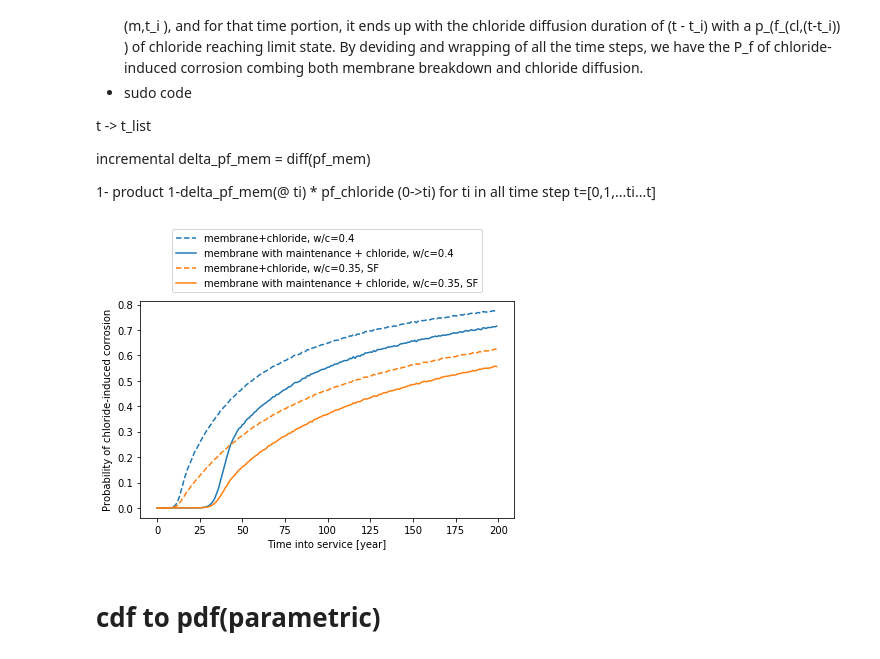
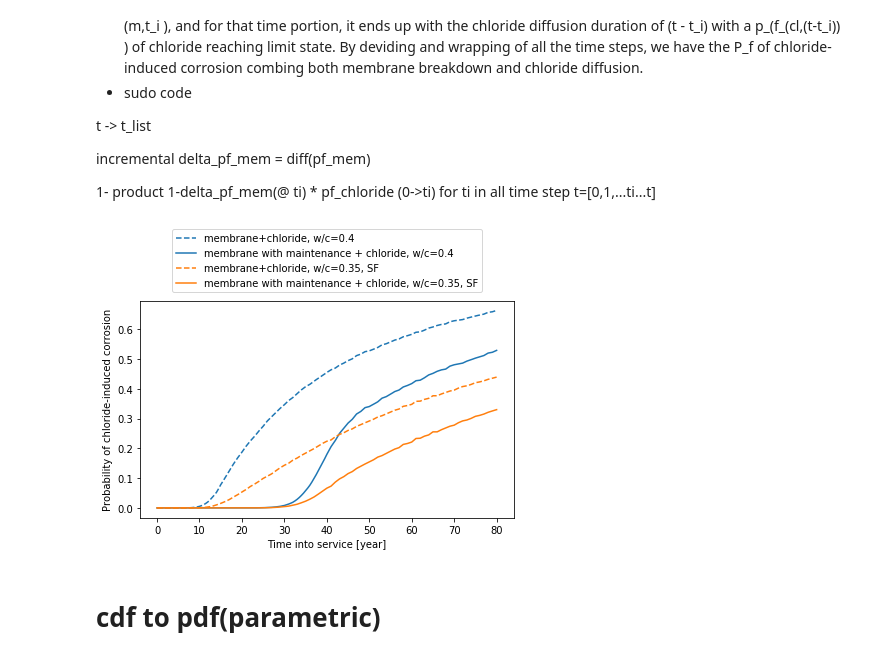
Before and after one commit to ganglix/rational-rc, a Jupyter notebook: membrane and chloride_submit.ipynb, the cells around one changed output. Saved outputs shown, nothing was run; the diff lists cells and outputs as text; code cells hidden in the pictures.

```diff
--- a/membrane and chloride_submit.ipynb
+++ b/membrane and chloride_submit.ipynb
@@ -86,7 +89,7 @@ cl_pars.n = 0      # average number of salting events per year [-]
 cl_pars.C_R_i = 0  # average amount of chloride spread within one spreading event [g/m2]
 cl_pars.h_S_i = 1  # amount of water from rain and melted snow per spreading period [l/m2]
 
-cl_pars.exposure_condition = 'submerged'
+cl_pars.exposure_condition = 'splash'   # will be overwritten later
 
 
 cl_pars.T_real = 273 + 25
@@ -95,6 +98,7 @@ cl_pars.D_RCM_test = 'N/A'
 cl_pars.concrete_type = 'Portland cement concrete'
 cl_pars.cement_concrete_ratio = 300./2400.
 cl_pars.C_0 = 0
+
 cl_pars.C_crit_distrib_param = C_crit_param()
 
 cl_pars.option = Param()
@@ -102,11 +106,16 @@ cl_pars.option.choose = True
 cl_pars.option.cement_type = 'CEM_I_42.5_R'
 cl_pars.option.wc_eqv = 0.4
 cl_pars.option.df_D_RCM_0 = load_df_D_RCM()
+cl_pars.exposure_condition_geom_sensitive = False
 cl_pars.C_eqv_to_C_S_0 = C_eqv_to_C_S_0
 
-cover_depth = hf.Normal_custom(70, 30, non_negative=True)
+cover_depth = hf.Normal_custom(70, 5, non_negative=True)  # mm
 # %%
 # run model - example at t = 10 years
 cl_model = Chloride_Model(cl_pars)
+# overwrite C_S_dx and dx
+cl_model.pars.C_S_dx = 0.209/cl_pars.cement_concrete_ratio  # 0.209 # cl/concrete %
+cl_model.pars.dx = 0  # mm
+
 cl_model.run(x = cover_depth, t = 10)
-cl_model.postproc(plot=False)
+cl_model.postproc(plot=True)
@@ -113,4 +129,4 @@ cl_model.postproc(plot=False)
 # %%
-year_lis_cl = np.arange(1,400,1)
+year_lis_cl = np.arange(1,300,1)
 pf_cl, beta_cl = cl_model.chloride_with_year(depth=cover_depth, year_lis=year_lis_cl, amplify = 4, plot=False)
 # plt.savefig('plots/chloride_year.pdf', dpi=600)
@@ -171,7 +193,7 @@ def pf_mem_cl(t, pf_membrane_t_curve, pf_cl_t_curve):
 
     return np.array(pf_mem_cl_t)
 # %%
-t = np.arange(0, 200, 1)
+t = np.arange(0, 300.5, 0.5)
 # membrane+chloride w/c=0.4
 pf_mem_cl_t = pf_mem_cl(
     t,
@@ -213,38 +235,46 @@ df_membrane_and_chloride = pd.DataFrame(
 df_membrane_and_chloride.to_csv("plots/pf_membrane_and_chloride_plot_data.csv", index=None)
 # %%
 # plot pf together
+
+t_range=(0,80)
+mask = df_membrane_and_chloride['year']<= t_range[1]
+
 plt.figure(figsize=(6,5))
 plt.plot(
-    df_membrane_and_chloride['year'], df_membrane_and_chloride['membrane + chloride_wc_0.4'],
+    df_membrane_and_chloride.loc[mask,'year'],
+    df_membrane_and_chloride.loc[mask,'membrane + chloride_wc_0.4'],
     '--',
     color = 'C0',
     label='membrane+chloride, w/c=0.4'
 )
 plt.plot(
-    df_membrane_and_chloride['year'], df_membrane_and_chloride['membrane with maintenance + chloride_wc_0.4'],
+    df_membrane_and_chloride.loc[mask,'year'],
+    df_membrane_and_chloride.loc[mask,'membrane with maintenance + chloride_wc_0.4'],
     color = 'C0',
     label='membrane with maintenance + chloride, w/c=0.4'
 )
 plt.plot(
-    df_membrane_and_chloride['year'], df_membrane_and_chloride['membrane + chloride_wc_0.37_SF'],
+    df_membrane_and_chloride.loc[mask,'year'],
+    df_membrane_and_chloride.loc[mask,'membrane + chloride_wc_0.37_SF'],
     '--',
     color = 'C1',
     label='membrane+chloride, w/c=0.35, SF'
 )
 plt.plot(
-    df_membrane_and_chloride['year'], df_membrane_and_chloride['membrane with maintenance + chloride_wc_0.37_SF'],
+    df_membrane_and_chloride.loc[mask,'year'],
+    df_membrane_and_chloride.loc[mask,'membrane with maintenance + chloride_wc_0.37_SF'],
     color = 'C1',
     label='membrane with maintenance + chloride, w/c=0.35, SF'
 )
 plt.legend(loc='upper center', bbox_to_anchor=(0.5, 1.35),
           ncol=1, fancybox=True, shadow=False)
 
 plt.xlabel('Time into service [year]')
 plt.ylabel('Probability of chloride-induced corrosion')
 plt.tight_layout()
 plt.savefig('plots/pf_chloride_induced_corrosion_all.pdf', dpi=600)
 # %% [output]
-[figure, old version]
+[figure, new version]
 # %% [markdown]
 # cdf to pdf(parametric)
 # %%
```
Also changed, not shown: parts of 15 cells of this notebook, 8 other files.
